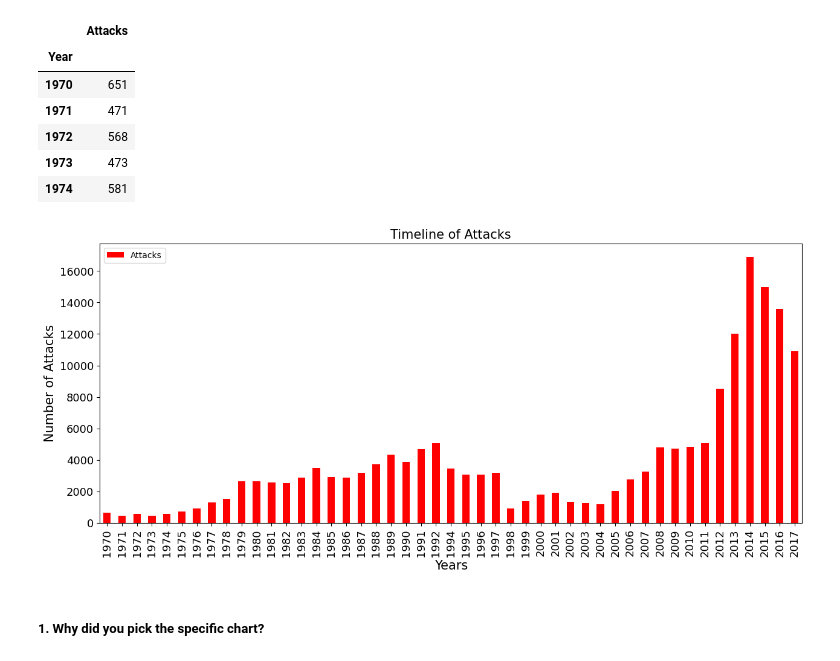
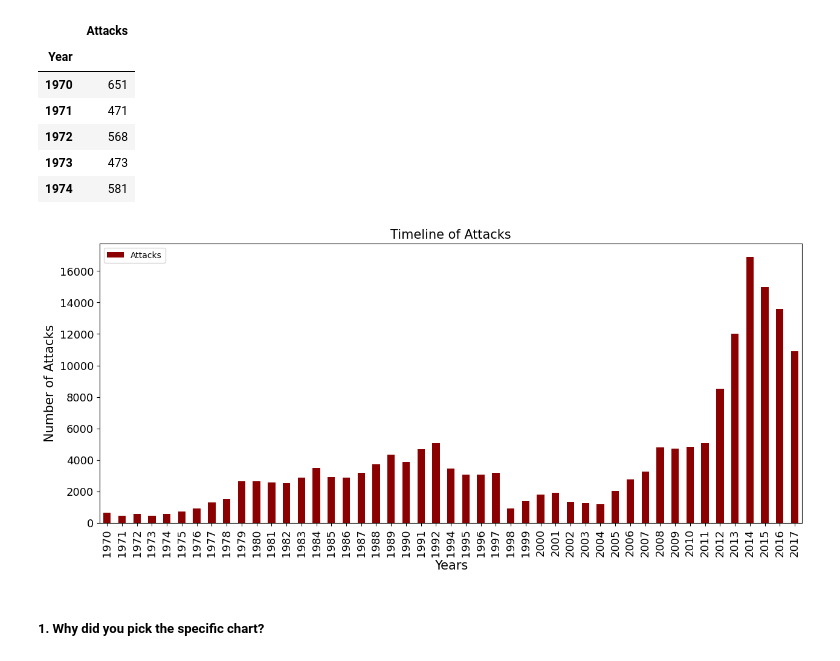
Before and after one commit to Amrit007-droid/Global-Terrorism-Dataset-EDA-, a Jupyter notebook: Global_Terrorism_Dataset_EDA_submission_.ipynb, the cells around one changed output. Saved outputs shown, nothing was run; the diff lists cells and outputs as text; code cells hidden in the pictures.

```diff
--- a/Global_Terrorism_Dataset_EDA_submission_.ipynb
+++ b/Global_Terrorism_Dataset_EDA_submission_.ipynb
@@ -457,13 +457,13 @@ attacks.head()
 | 1974 | 581 |
 # %%
 # Chart - 1 visualization code
-attacks.plot(kind="bar",color="red",figsize=(15,6),fontsize=13)
+attacks.plot(kind="bar",color="darkred",figsize=(15,6),fontsize=13)
 plt.title("Timeline of Attacks",fontsize=15)
 plt.xlabel("Years",fontsize=15)
 plt.ylabel("Number of Attacks",fontsize=15)
 plt.show()
 # %% [output]
-[figure, old version]
+[figure, new version]
 # %% [markdown]
 ##### 1. Why did you pick the specific chart?
 # %% [markdown]
```
Also changed, not shown: parts of 11 cells of this notebook.
